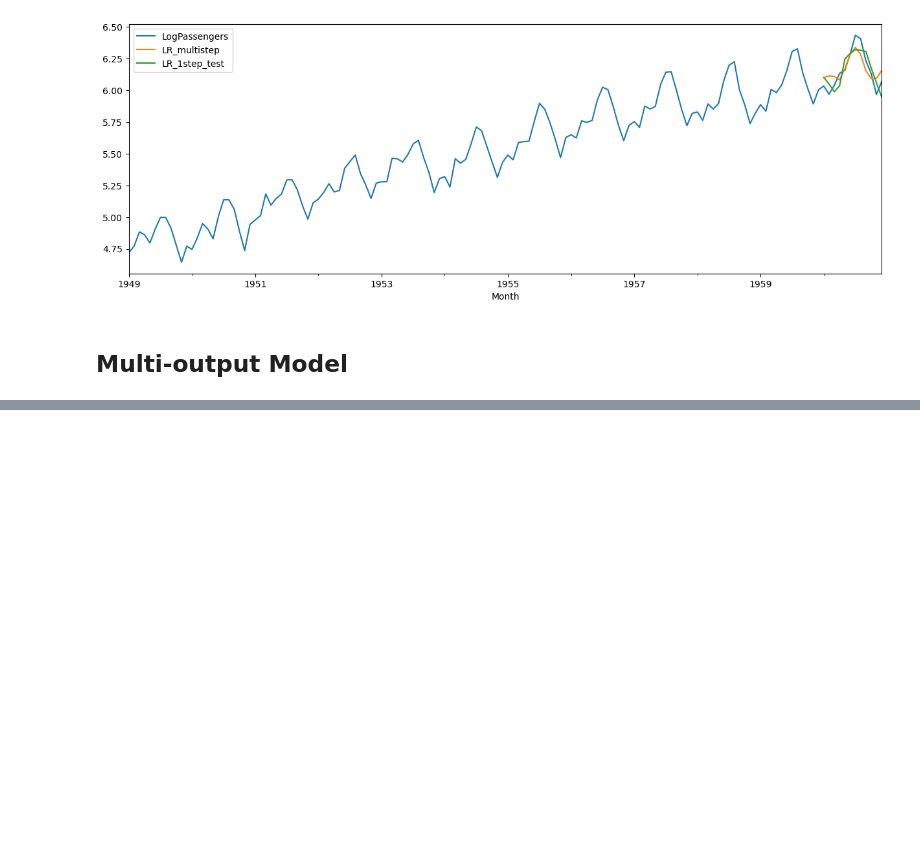
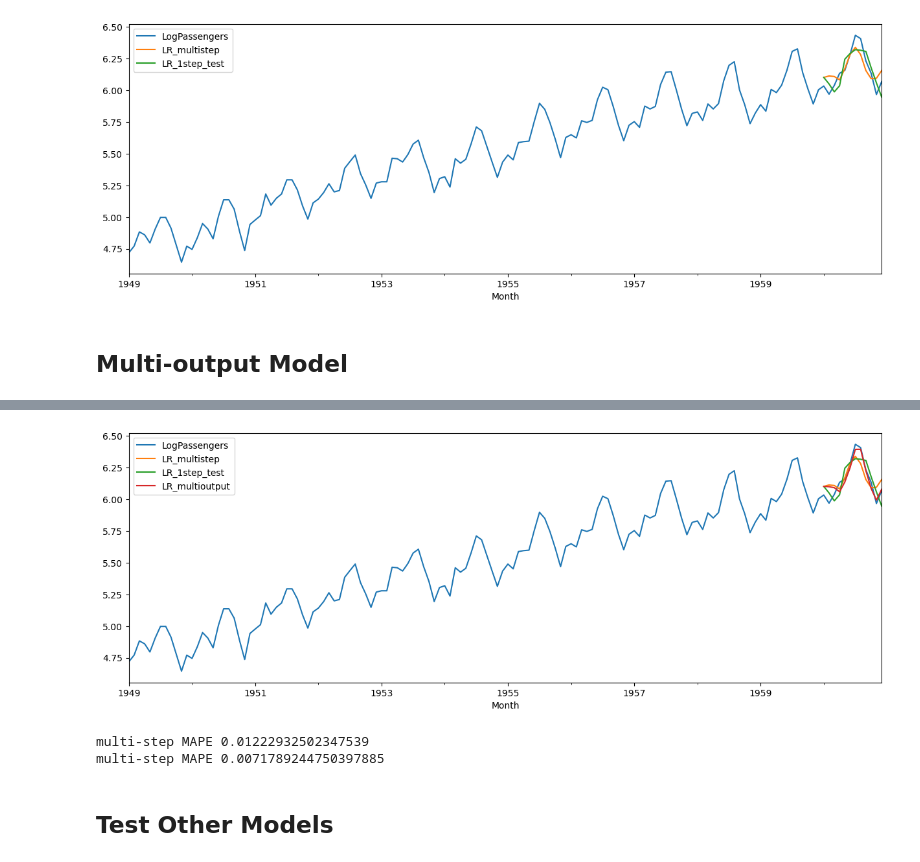
Before and after one commit to cmurray4492/PythonProjects, a Jupyter notebook: Machine_Learning/Time_Series/ML Airline - No Differencing.ipynb, the cells around one changed output, grey strips where cells are left out. Drawn from its saved outputs; the diff is of its cells as text; code cells hidden in the pictures; blank space fills up the shorter version.

```diff
--- a/Machine_Learning/Time_Series/ML Airline - No Differencing.ipynb
+++ b/Machine_Learning/Time_Series/ML Airline - No Differencing.ipynb
@@ -107,5 +127,15 @@ df[['LogPassengers', 'LR_multistep', 'LR_1step_test']].plot(figsize=(15,5))
 Tx = T
 Ty = Ntest
 X = []
-y = []
- # at time 7:30
+Y = []
+
+for t in range(len(series) - Tx - Ty + 1):
+    x = series[t:t+Tx]
+    X.append(x)
+    y = series[t+Tx:t+Tx+Ty]
+    Y.append(y)
+
+X = np.array(X).reshape(-1, Tx)
+Y = np.array(Y).reshape(-1, Ty)
+N = len(X)
+print("X.shape", X.shape, "Y.shape", Y.shape)
@@ -111,0 +146,3 @@ y = []
+# %%
+Xtrain_m, Ytrain_m = X[:-1], Y[:-1]
+Xtest_m, Ytest_m = X[-1:], Y[-1:]
@@ -111,0 +151,4 @@ y = []
+# %%
+lr = LinearRegression()
+lr.fit(Xtrain_m, Ytrain_m)
+lr.score(Xtrain_m, Ytrain_m)
@@ -111,0 +164,2 @@ y = []
+# %%
+df.loc[test_idx, 'LR_multioutput'] = lr.predict(Xtest_m).flatten()
@@ -111,0 +176,17 @@ y = []
+# %%
+# plot all forecasts
+cols = ['LogPassengers', 'LR_multistep', 'LR_1step_test', 'LR_multioutput']
+df[cols].plot(figsize=(15,5));
+# %% [output]
+[figure, added]
+# %%
+# MAPE
+mape1 = mean_absolute_percentage_error(Ytest, multistep_predictions)
+print("multi-step MAPE", mape1)
+mape2 = mean_absolute_percentage_error(Ytest, df.loc[test_idx, 'LR_multioutput'])
+print("multi-step MAPE", mape2)
+# %% [output]
+multi-step MAPE 0.01222932502347539
+multi-step MAPE 0.0071789244750397885
+# %% [markdown]
+## Test Other Models
```
Also changed, not shown: parts of 13 cells of this notebook, 1 other file.
